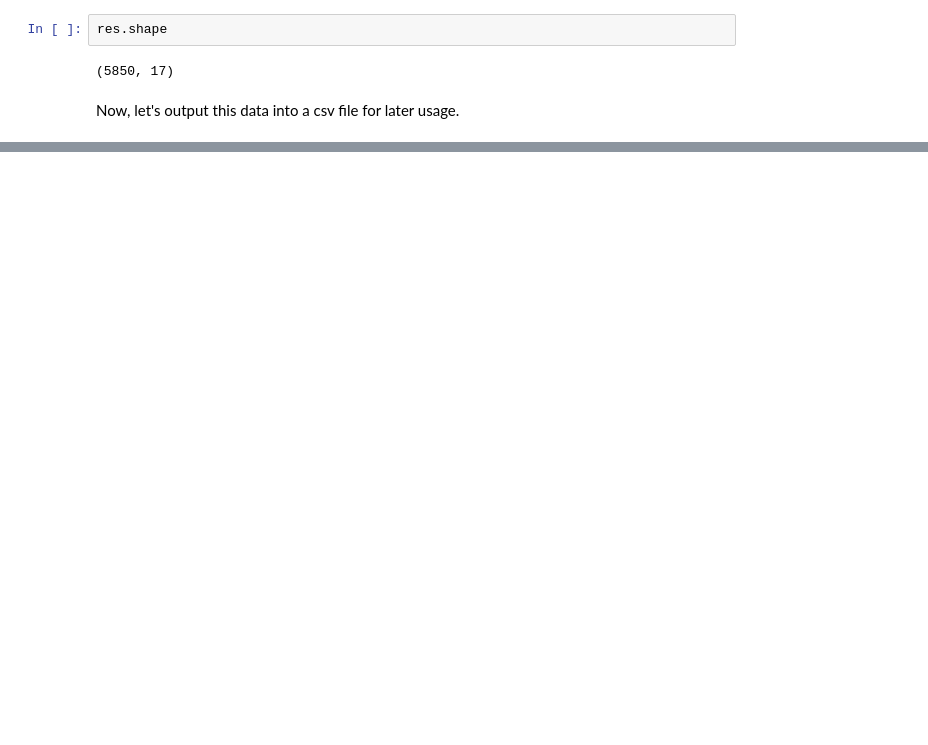
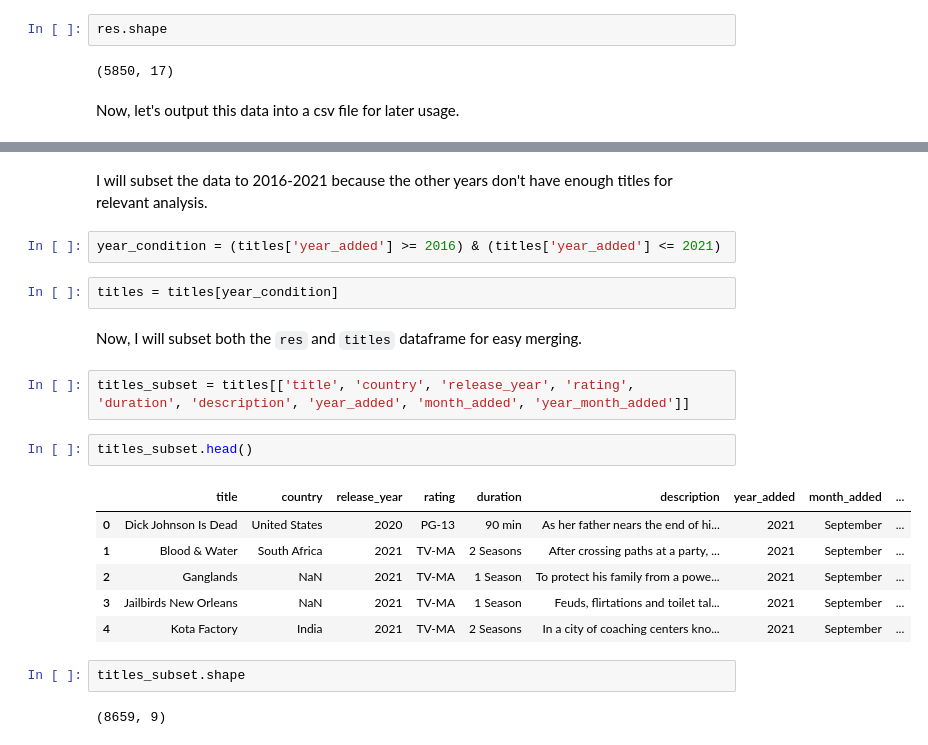
Before and after one commit to vibindi/netflix-case-study, a Jupyter notebook: preparation.ipynb, the cells around one changed output, grey strips where cells are left out. Drawn from its saved outputs; the diff is of its cells as text; blank space fills up the shorter version.

Commit message:
data preparation, cleaning, and filtering complete

```diff
--- a/title_info_prep.ipynb
+++ b/preparation.ipynb
@@ -92,0 +157,23 @@ res.to_csv('data/title_info.csv')
+# %% [markdown]
+I will subset the data to 2016-2021 because the other years don't have enough titles for relevant analysis.
+# %%
+year_condition = (titles['year_added'] >= 2016) & (titles['year_added'] <= 2021)
+# %%
+titles = titles[year_condition]
+# %% [markdown]
+Now, I will subset both the `res` and `titles` dataframe for easy merging.
+# %%
+titles_subset = titles[['title', 'country', 'release_year', 'rating', 'duration', 'description', 'year_added', 'month_added', 'year_month_added']]
+# %%
+titles_subset.head()
+# %% [output]
+|  | title | country | release_year | rating | duration | description | year_added | month_added | ... |
+| 0 | Dick Johnson Is Dead | United States | 2020 | PG-13 | 90 min | As her father nears the end of hi... | 2021 | September | ... |
+| 1 | Blood & Water | South Africa | 2021 | TV-MA | 2 Seasons | After crossing paths at a party, ... | 2021 | September | ... |
+| 2 | Ganglands | NaN | 2021 | TV-MA | 1 Season | To protect his family from a powe... | 2021 | September | ... |
+| 3 | Jailbirds New Orleans | NaN | 2021 | TV-MA | 1 Season | Feuds, flirtations and toilet tal... | 2021 | September | ... |
+| 4 | Kota Factory | India | 2021 | TV-MA | 2 Seasons | In a city of coaching centers kno... | 2021 | September | ... |
+# %%
+titles_subset.shape
+# %% [output]
+(8659, 9)
```
Also changed, not shown: parts of 32 cells of this notebook, 8 other files.
